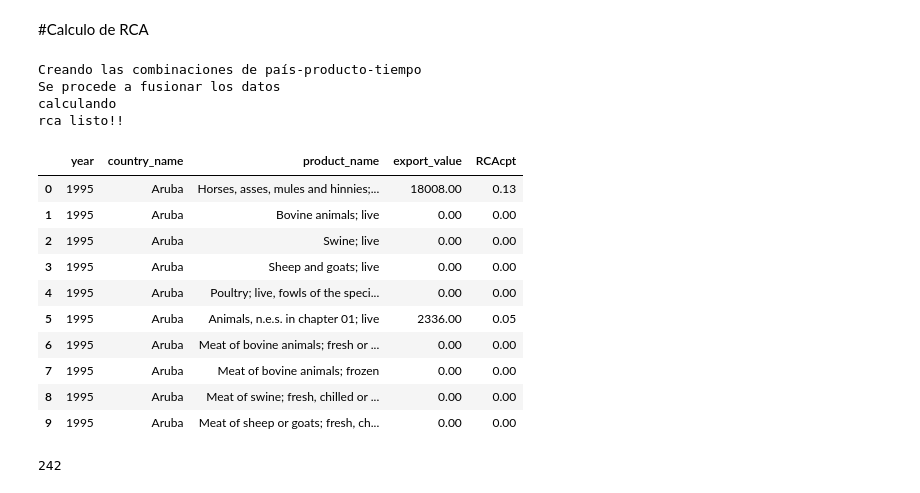
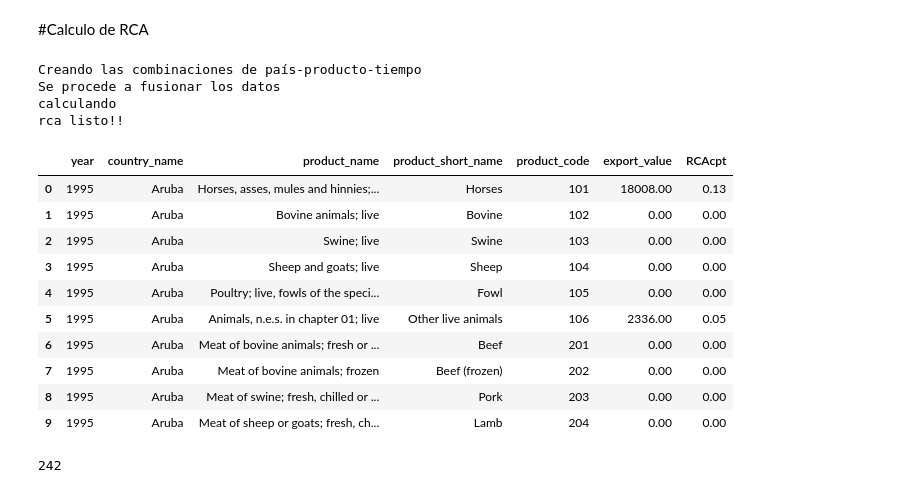
Before and after one commit to descandon88/Ecuador-Growth-data-set, a Jupyter notebook: Ecuador_contrade_data_analysis.ipynb, the cells around one changed output. Cells and saved outputs as stored; diff of their text form; code cells hidden in the pictures.

```diff
--- a/Ecuador_contrade_data_analysis.ipynb
+++ b/Ecuador_contrade_data_analysis.ipynb
@@ -98,0 +76,6 @@ memory usage: 337.5+ MB
+# %%
+df_base['product_code'] = df_base['product_code'].apply(lambda x: '{0:0>4}'.format(x))
+# df['product_code']  = df['product_code'] .apply(np.int64)
+
+df_base.sample(n=6)
+df_base.info()
@@ -99,6 +103,15 @@ memory usage: 337.5+ MB
 # %%
-df_test.sample(n=6)
-df_test.info()
-df_test['product_id'].nunique()
+# df_test.sample(n=6)
+# df_test['hs_product_code'] = df_test['hs_product_code'].apply(np.int64)
+df_short_name.rename(columns={"hs_product_code": "product_code"}, inplace=True)
+df_short_name.rename(columns={"hs_product_name_short_en": "product_short_name"}, inplace=True)
+
+
+df_short_name.sample(n=25)
+
+df_short_name.info()
+df_short_name['product_id'].nunique()
+df_short_name['product_code'].nunique()
+
 # df_test[ (df_test['country_name']=='Ecuador')].sort_values(by=['year'],ascending=False)[['index','country_iso_code','tech','year']][0:30]
 # %% [output]
@@ -128,0 +149,9 @@ df['country_name'].nunique()
+# %%
+df_base['product_code'].nunique()
+    # df_all = pd.merge(df_all,data[[anio_col,pais_col,prod_col,prod_code,value_col]],how='left',on=[anio_col,pais_col,prod_col])
+
+# df['product_code'].nunique()
+# df = pd.merge(df_base, df_short_name[['product_code','short_name']],how='right', on=['product_code']).copy()
+df = pd.merge(df_base, df_short_name[['product_code','product_short_name']],how='inner', on='product_code').copy()
+
+df.head()
@@ -244,7 +464,7 @@ Text(0.5, 1.0, 'Exportaciones de Ecuador')
 # %%
 ## Función para el cálculo de RCA
 
-def calc_rca(data,pais_col,prod_col,anio_col,value_col):
+def calc_rca(data,pais_col,prod_col,prod2_col,anio_col,value_col,prod_code):
     """
       La función que calcula la RCA
 
@@ -253,7 +473,7 @@ def calc_rca(data,pais_col,prod_col,anio_col,value_col):
     df_all = pd.DataFrame(list(product(data[anio_col].unique(), data[pais_col].unique(),data[prod_col].unique())))
     df_all.columns=[anio_col,pais_col,prod_col]
     print('Se procede a fusionar los datos')
-    df_all = pd.merge(df_all,data[[anio_col,pais_col,prod_col,value_col]],how='left',on=[anio_col,pais_col,prod_col])
+    df_all = pd.merge(df_all,data[[anio_col,pais_col,prod_col,prod2_col,prod_code,value_col]],how='left',on=[anio_col,pais_col,prod_col])
     df_all.loc[df_all[value_col].isnull(),value_col] = 0
 
     # En esta parte se calculan propiedades
@@ -265,35 +485,39 @@ def calc_rca(data,pais_col,prod_col,anio_col,value_col):
 
     df_all['RCAcpt'] = (df_all['Xcpt']/df_all['Xct'])/(df_all['Xpt']/df_all['Xt']) #--> ecuación de las ventaja comparativa revelada RCA
 
-    ## 0 si el producto / país tiene 0 exportaciones
+    ## 0 si el producto / país tiene null en rca
     df_all.loc[df_all['RCAcpt'].isnull(),'RCAcpt'] = 0
+    df_all.loc[df_all[prod_code].isnull(),prod_code] = 0
+
+    df_all[prod_code] = df_all[prod_code].apply(np.int64)
+
     # drop the properties
     df_all.drop(['Xcpt','Xct','Xpt','Xt'],axis=1,inplace=True,errors='ignore')
 
     return df_all
 # %%
-df_rca = calc_rca(data=df,pais_col='country_name',prod_col='product_name',anio_col='year',value_col='export_value')
+df_rca = calc_rca(data=df,pais_col='country_name',prod_col='product_name',prod2_col='product_short_name',anio_col='year',value_col='export_value',prod_code='product_code')
 
 print('rca listo!!')
 
 # Se muestran resultados
 df_rca[0:10]
 # %% [output]
 Creando las combinaciones de país-producto-tiempo
 Se procede a fusionar los datos
 calculando
 rca listo!!
-|  | year | country_name | product_name | export_value | RCAcpt |
-| 0 | 1995 | Aruba | Horses, asses, mules and hinnies;... | 18008.00 | 0.13 |
-| 1 | 1995 | Aruba | Bovine animals; live | 0.00 | 0.00 |
-| 2 | 1995 | Aruba | Swine; live | 0.00 | 0.00 |
-| 3 | 1995 | Aruba | Sheep and goats; live | 0.00 | 0.00 |
-| 4 | 1995 | Aruba | Poultry; live, fowls of the speci... | 0.00 | 0.00 |
-| 5 | 1995 | Aruba | Animals, n.e.s. in chapter 01; live | 2336.00 | 0.05 |
-| 6 | 1995 | Aruba | Meat of bovine animals; fresh or ... | 0.00 | 0.00 |
-| 7 | 1995 | Aruba | Meat of bovine animals; frozen | 0.00 | 0.00 |
-| 8 | 1995 | Aruba | Meat of swine; fresh, chilled or ... | 0.00 | 0.00 |
-| 9 | 1995 | Aruba | Meat of sheep or goats; fresh, ch... | 0.00 | 0.00 |
+|  | year | country_name | product_name | product_short_name | product_code | export_value | RCAcpt |
+| 0 | 1995 | Aruba | Horses, asses, mules and hinnies;... | Horses | 101 | 18008.00 | 0.13 |
+| 1 | 1995 | Aruba | Bovine animals; live | Bovine | 102 | 0.00 | 0.00 |
+| 2 | 1995 | Aruba | Swine; live | Swine | 103 | 0.00 | 0.00 |
+| 3 | 1995 | Aruba | Sheep and goats; live | Sheep | 104 | 0.00 | 0.00 |
+| 4 | 1995 | Aruba | Poultry; live, fowls of the speci... | Fowl | 105 | 0.00 | 0.00 |
+| 5 | 1995 | Aruba | Animals, n.e.s. in chapter 01; live | Other live animals | 106 | 2336.00 | 0.05 |
+| 6 | 1995 | Aruba | Meat of bovine animals; fresh or ... | Beef | 201 | 0.00 | 0.00 |
+| 7 | 1995 | Aruba | Meat of bovine animals; frozen | Beef (frozen) | 202 | 0.00 | 0.00 |
+| 8 | 1995 | Aruba | Meat of swine; fresh, chilled or ... | Pork | 203 | 0.00 | 0.00 |
+| 9 | 1995 | Aruba | Meat of sheep or goats; fresh, ch... | Lamb | 204 | 0.00 | 0.00 |
 # %%
 df_rca['country_name'].nunique()
 # %% [output]
```
Also changed, not shown: parts of 39 cells of this notebook.
